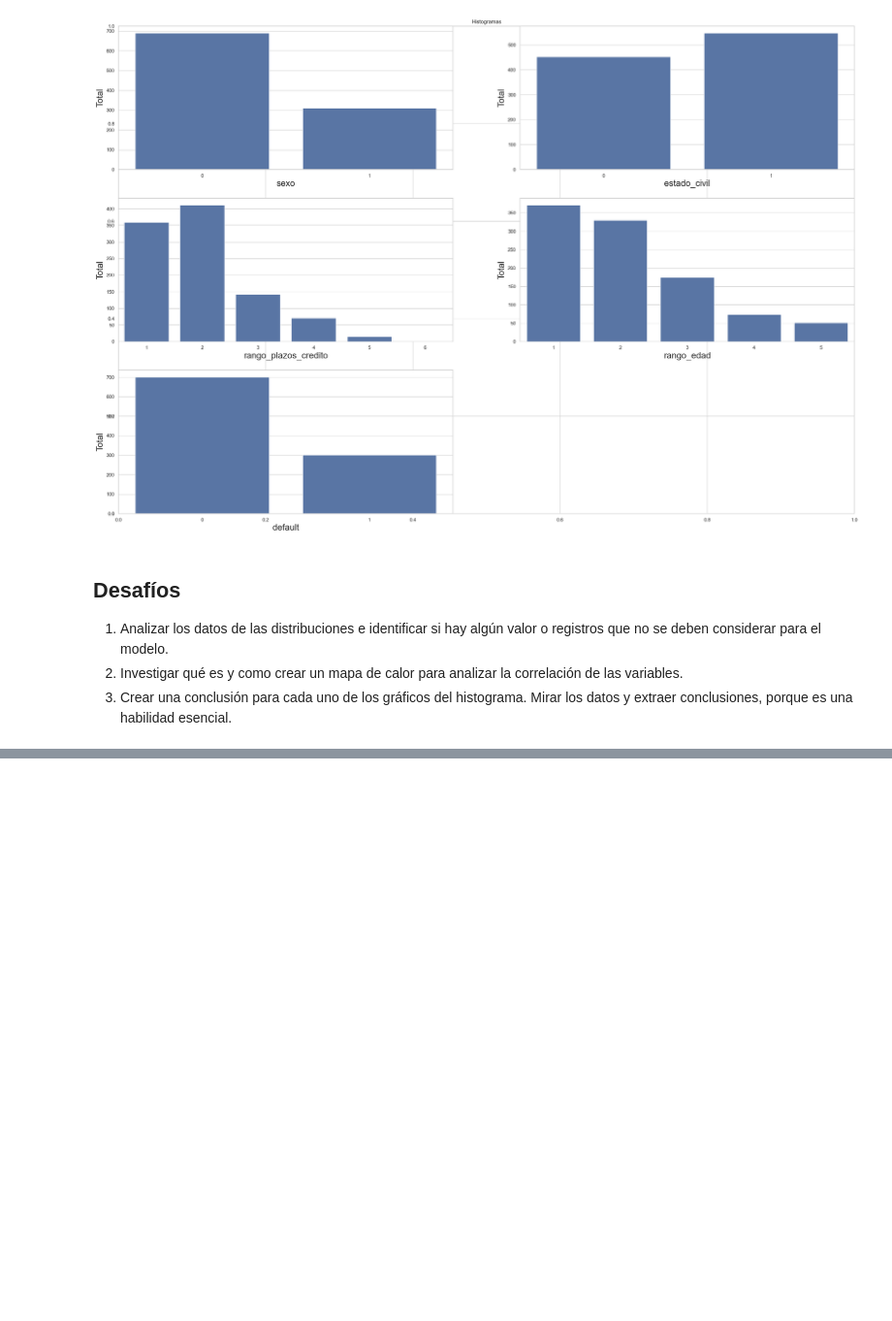
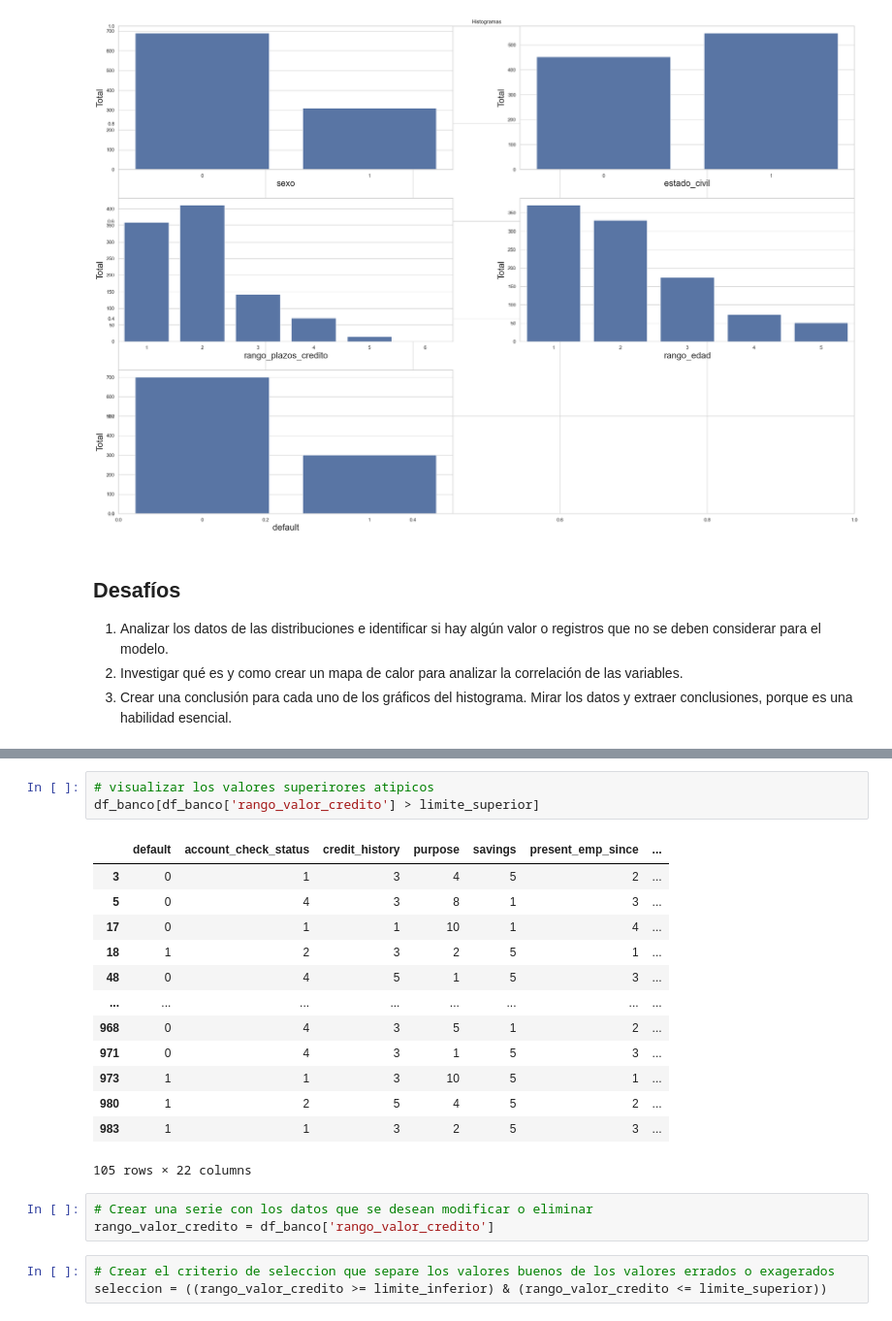
Before and after one commit to AngelMasterr/Machine-Learning, a Jupyter notebook: INMERSIÓN DE DATOS CON PYTHON/CLASE 01 - PREPROCESAMIENTO Y EXPLORACIÓN DE DATOS/credito_banco_aleman_inmersion_Dia1.ipynb, the cells around one changed output, grey strips where cells are left out. Shown: that part at 97% size. Saved outputs shown, nothing was run; the diff lists cells and outputs as text; blank space fills up the shorter version.

```diff
--- a/INMERSIÓN DE DATOS CON PYTHON/CLASE 01 - PREPROCESAMIENTO Y EXPLORACIÓN DE DATOS/credito_banco_aleman_inmersion_Dia1.ipynb
+++ b/INMERSIÓN DE DATOS CON PYTHON/CLASE 01 - PREPROCESAMIENTO Y EXPLORACIÓN DE DATOS/credito_banco_aleman_inmersion_Dia1.ipynb
@@ -349,0 +373,23 @@ df_banco_sin_atipicos = df_banco.copy()
+# %%
+# visualizar los valores superirores atipicos
+df_banco[df_banco['rango_valor_credito'] > limite_superior]
+# %% [output]
+|  | default | account_check_status | credit_history | purpose | savings | present_emp_since | ... |
+| 3 | 0 | 1 | 3 | 4 | 5 | 2 | ... |
+| 5 | 0 | 4 | 3 | 8 | 1 | 3 | ... |
+| 17 | 0 | 1 | 1 | 10 | 1 | 4 | ... |
+| 18 | 1 | 2 | 3 | 2 | 5 | 1 | ... |
+| 48 | 0 | 4 | 5 | 1 | 5 | 3 | ... |
+| ... | ... | ... | ... | ... | ... | ... | ... |
+| 968 | 0 | 4 | 3 | 5 | 1 | 2 | ... |
+| 971 | 0 | 4 | 3 | 1 | 5 | 3 | ... |
+| 973 | 1 | 1 | 3 | 10 | 5 | 1 | ... |
+| 980 | 1 | 2 | 5 | 4 | 5 | 2 | ... |
+| 983 | 1 | 1 | 3 | 2 | 5 | 3 | ... |
+105 rows × 22 columns
+# %%
+# Crear una serie con los datos que se desean modificar o eliminar
+rango_valor_credito = df_banco['rango_valor_credito']
+# %%
+# Crear el criterio de seleccion que separe los valores buenos de los valores errados o exagerados
+seleccion = ((rango_valor_credito >= limite_inferior) & (rango_valor_credito <= limite_superior))
```
Also changed, not shown: parts of 8 cells of this notebook.
